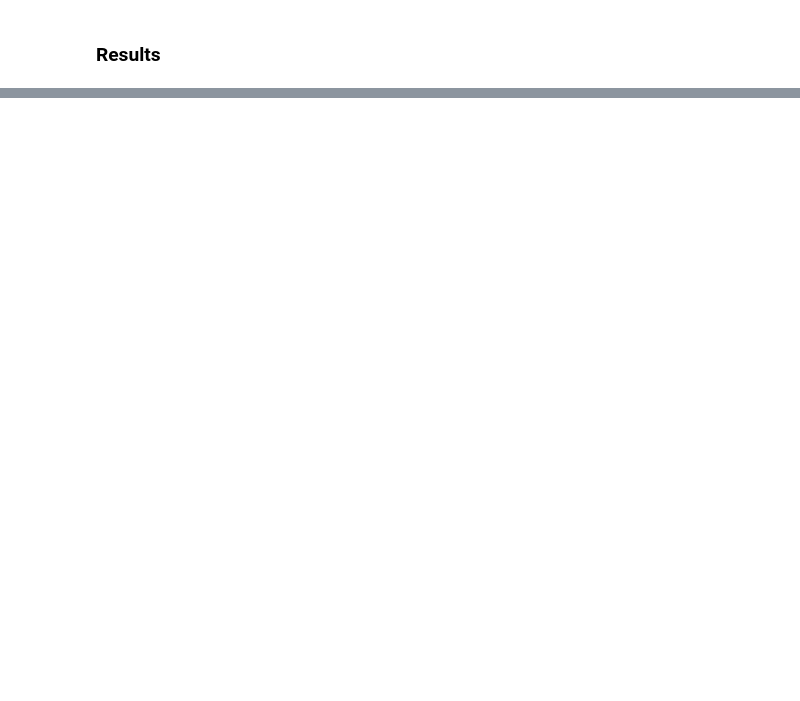
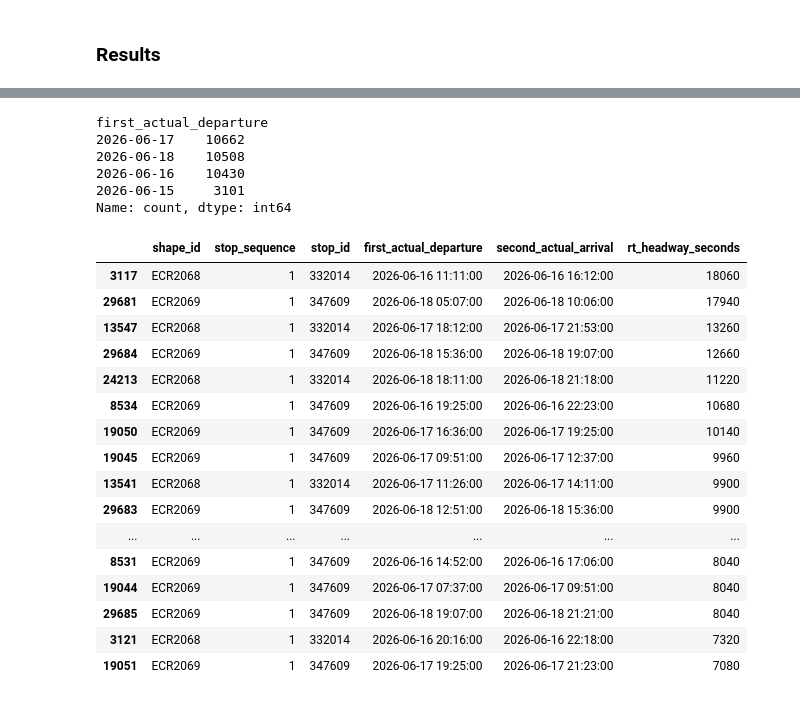
Before and after one commit to cal-itp/tsp-analysis, a Jupyter notebook: subtasks/other_metrics/headway_expected_wait.ipynb, the cells around one changed output, grey strips where cells are left out. Cells and saved outputs as stored; diff of their text form; code cells hidden in the pictures; blank space fills up the shorter version.

```diff
--- a/subtasks/other_metrics/headway_expected_wait.ipynb
+++ b/subtasks/other_metrics/headway_expected_wait.ipynb
@@ -106,12 +183,37 @@ headway_summary
 # %%
 # Total headways observed per day
 # note fewer headways on start and end of the week
-rt_headways["first_actual_departure"].dt.date.value_counts()
+schedule_rt_headways["first_actual_departure"].dt.date.value_counts()
+# %% [output]
+first_actual_departure
+2026-06-17    10662
+2026-06-18    10508
+2026-06-16    10430
+2026-06-15     3101
+Name: count, dtype: int64
 # %%
 # The longest gaps in service, which are what riders actually notice
 (
-    rt_headways
-    .sort_values("headway_seconds", ascending=False)
+    schedule_rt_headways
+    .sort_values("rt_headway_seconds", ascending=False)
     .head(20)
-    [["shape_id", "stop_sequence", "stop_id", "first_actual_departure", "second_actual_arrival", "headway_seconds"]]
+    [["shape_id", "stop_sequence", "stop_id", "first_actual_departure", "second_actual_arrival", "rt_headway_seconds"]]
 )
+# %% [output]
+|  | shape_id | stop_sequence | stop_id | first_actual_departure | second_actual_arrival | rt_headway_seconds |
+| 3117 | ECR2068 | 1 | 332014 | 2026-06-16 11:11:00 | 2026-06-16 16:12:00 | 18060 |
+| 29681 | ECR2069 | 1 | 347609 | 2026-06-18 05:07:00 | 2026-06-18 10:06:00 | 17940 |
+| 13547 | ECR2068 | 1 | 332014 | 2026-06-17 18:12:00 | 2026-06-17 21:53:00 | 13260 |
+| 29684 | ECR2069 | 1 | 347609 | 2026-06-18 15:36:00 | 2026-06-18 19:07:00 | 12660 |
+| 24213 | ECR2068 | 1 | 332014 | 2026-06-18 18:11:00 | 2026-06-18 21:18:00 | 11220 |
+| 8534 | ECR2069 | 1 | 347609 | 2026-06-16 19:25:00 | 2026-06-16 22:23:00 | 10680 |
+| 19050 | ECR2069 | 1 | 347609 | 2026-06-17 16:36:00 | 2026-06-17 19:25:00 | 10140 |
+| 19045 | ECR2069 | 1 | 347609 | 2026-06-17 09:51:00 | 2026-06-17 12:37:00 | 9960 |
+| 13541 | ECR2068 | 1 | 332014 | 2026-06-17 11:26:00 | 2026-06-17 14:11:00 | 9900 |
+| 29683 | ECR2069 | 1 | 347609 | 2026-06-18 12:51:00 | 2026-06-18 15:36:00 | 9900 |
+| ... | ... | ... | ... | ... | ... | ... |
+| 8531 | ECR2069 | 1 | 347609 | 2026-06-16 14:52:00 | 2026-06-16 17:06:00 | 8040 |
+| 19044 | ECR2069 | 1 | 347609 | 2026-06-17 07:37:00 | 2026-06-17 09:51:00 | 8040 |
+| 29685 | ECR2069 | 1 | 347609 | 2026-06-18 19:07:00 | 2026-06-18 21:21:00 | 8040 |
+| 3121 | ECR2068 | 1 | 332014 | 2026-06-16 20:16:00 | 2026-06-16 22:18:00 | 7320 |
+| 19051 | ECR2069 | 1 | 347609 | 2026-06-17 19:25:00 | 2026-06-17 21:23:00 | 7080 |
```
Also changed, not shown: parts of 9 cells of this notebook, 1 other file.
